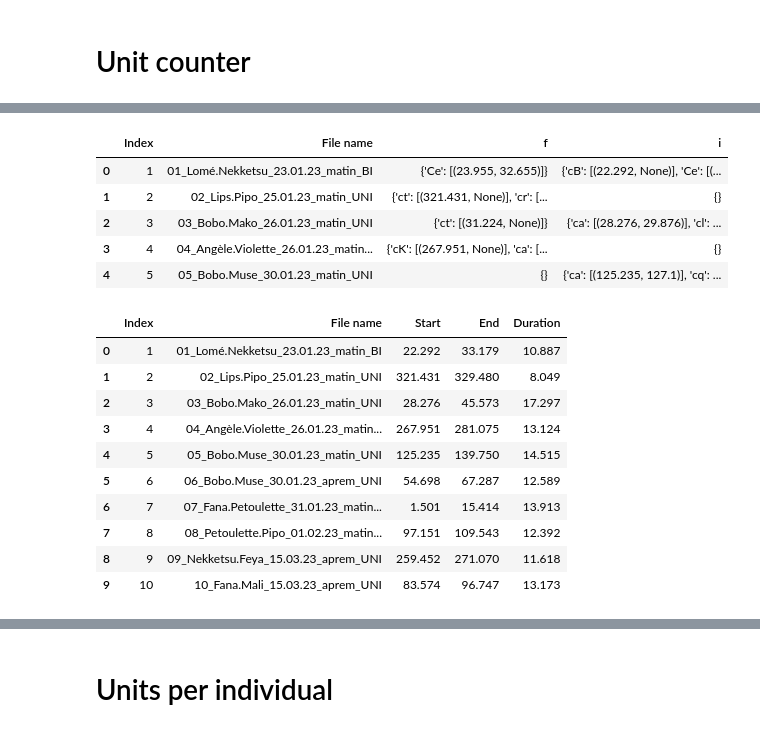
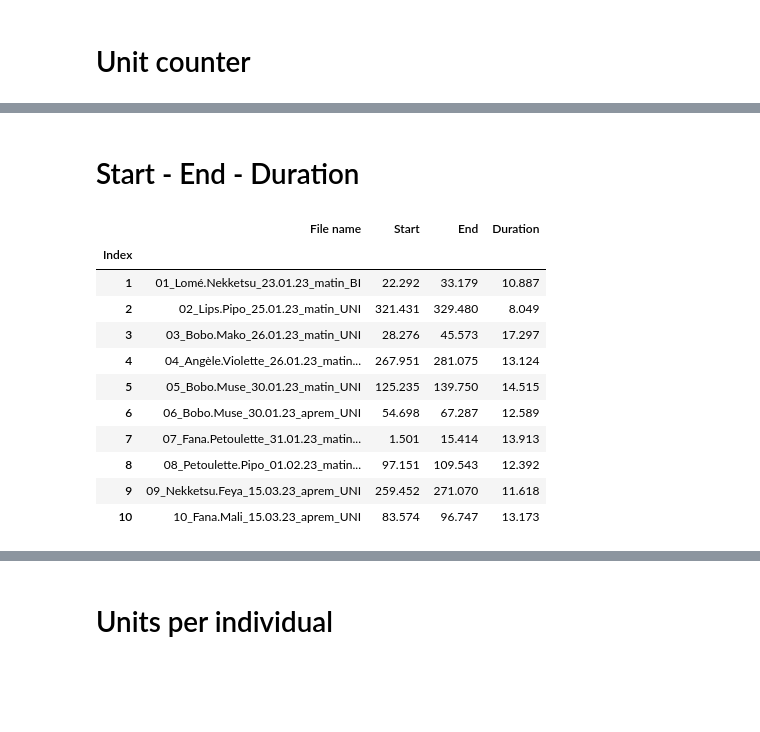
Before and after one commit to arthurdpcm/multi-interaction, a Jupyter notebook: boris2sentence.ipynb, the cells around one changed output, grey strips where cells are left out. Saved outputs shown, nothing was run; the diff lists cells and outputs as text; code cells hidden in the pictures; blank space fills up the shorter version.

```diff
--- a/boris2sentence.ipynb
+++ b/boris2sentence.ipynb
@@ -334,11 +356,8 @@ overlap_csv = pd.read_csv(sequences_overlap_file, names=column_names)
 action_df = pd.DataFrame(actions)
 action_df.shape[0]
 action_df['Index'], action_df['File name'] = overlap_csv['id'], overlap_csv['File name'].apply(lambda x: x.split('/')[2])
-action_df = action_df[['Index', 'File name','f','i']]
+action_df = action_df[['Index', 'File name','f','p']]
 action_df['Index'] = action_df['Index'].astype(int)
 action_df = action_df.sort_values(by='Index')
-
-action_df.to_excel("Outputs/actions.xlsx", index=False)
+action_df.set_index('Index', inplace=True)
+# action_df.to_excel("Outputs/Actions.xlsx", index=False)
-# %%
-action_df = pd.read_excel("Outputs/actions.xlsx")
-action_df.head(5)
@@ -567,10 +489,7 @@ def boris2time(seqfile, output_file) :
 # %%
-directory = "./DATA/Merged Interactions/"
-output_file = "Outputs/durées.csv"
-
-if os.path.exists(output_file):
-  os.remove(output_file)
+index = 1
 for filename in os.listdir(directory):
-    # checking if it is a file
     if not filename.startswith(".") :
-        sentdf = boris2time(os.path.join(directory, filename), output_file)
+        start, end, duration = calculate_duration(os.path.join(directory, filename), output_file)
+        sequence_details_df.loc[index, 'Duration'] = duration
+    index+=1
@@ -671,12 +584,5 @@ merged_df.to_excel(merged_df_output, index=False)
+# %% [markdown]
+# Start - End - Duration
 # %%
-action_df_path = "Outputs/actions.xlsx"
-action_df = pd.read_excel(action_df_path)
+# action_df_path = "Outputs/actions.xlsx"
+# action_df = pd.read_excel(action_df_path)
-# %%
-action_df.head()
-# %% [output]
-|  | Index | File name | f | i |
-| 0 | 1 | 01_Lomé.Nekketsu_23.01.23_matin_BI | {'Ce': [(23.955, 32.655)]} | {'cB': [(22.292, None)], 'Ce': [(... |
-| 1 | 2 | 02_Lips.Pipo_25.01.23_matin_UNI | {'ct': [(321.431, None)], 'cr': [... | {} |
-| 2 | 3 | 03_Bobo.Mako_26.01.23_matin_UNI | {'ct': [(31.224, None)]} | {'ca': [(28.276, 29.876)], 'cl': ... |
-| 3 | 4 | 04_Angèle.Violette_26.01.23_matin... | {'cK': [(267.951, None)], 'ca': [... | {} |
-| 4 | 5 | 05_Bobo.Muse_30.01.23_matin_UNI | {} | {'ca': [(125.235, 127.1)], 'cq': ... |
@@ -683,6 +591,6 @@ action_df.head()
 # %%
 
-f_i_actions = action_df[['f','i']]
+f_p_actions = action_df[['f','p']]
 
 def calculate_start_end(my_dict):
     # Check if the dictionary is not empty before accessing values
@@ -697,51 +605,51 @@ start_actions_array = []
 end_actions_array = []
 
 def nan_aware_min(a, b):
     if np.isnan(a):
         return b
     elif np.isnan(b):
         return a
     else:
         return min(a, b)
 
 def nan_aware_max(a, b):
     if np.isnan(a):
         return b
     elif np.isnan(b):
         return a
     else:
         return max(a, b)
 
-for i, row in f_i_actions.iterrows():
-    f_dict = ast.literal_eval(row['f'])
-    i_dict = ast.literal_eval(row['i'])
+
+for i, row in f_p_actions.iterrows():
+
+    p_dict = row['p']
+    f_dict = row['f']
 
     start_f, end_f = calculate_start_end(f_dict)
-    start_i, end_i = calculate_start_end(i_dict)
+    start_p, end_p = calculate_start_end(p_dict)
 
-    start_total = nan_aware_min(start_f, start_i)
-    end_total = nan_aware_max(end_f, end_i)
+    start_total = nan_aware_min(start_f, start_p)
+    end_total = nan_aware_max(end_f, end_p)
 
     start_actions_array.append(start_total)
     end_actions_array.append(end_total)
 
-
-
-
-final_action_df = action_df.copy()[['Index', 'File name']]
+final_action_df = action_df.copy()[['File name']]
 final_action_df['Start'] = start_actions_array
 final_action_df['End'] = end_actions_array
 final_action_df['Duration'] = final_action_df['End'] - final_action_df['Start']
 final_action_df.head(10)
 # %% [output]
-|  | Index | File name | Start | End | Duration |
-| 0 | 1 | 01_Lomé.Nekketsu_23.01.23_matin_BI | 22.292 | 33.179 | 10.887 |
-| 1 | 2 | 02_Lips.Pipo_25.01.23_matin_UNI | 321.431 | 329.480 | 8.049 |
-| 2 | 3 | 03_Bobo.Mako_26.01.23_matin_UNI | 28.276 | 45.573 | 17.297 |
-| 3 | 4 | 04_Angèle.Violette_26.01.23_matin... | 267.951 | 281.075 | 13.124 |
-| 4 | 5 | 05_Bobo.Muse_30.01.23_matin_UNI | 125.235 | 139.750 | 14.515 |
-| 5 | 6 | 06_Bobo.Muse_30.01.23_aprem_UNI | 54.698 | 67.287 | 12.589 |
-| 6 | 7 | 07_Fana.Petoulette_31.01.23_matin... | 1.501 | 15.414 | 13.913 |
-| 7 | 8 | 08_Petoulette.Pipo_01.02.23_matin... | 97.151 | 109.543 | 12.392 |
-| 8 | 9 | 09_Nekketsu.Feya_15.03.23_aprem_UNI | 259.452 | 271.070 | 11.618 |
-| 9 | 10 | 10_Fana.Mali_15.03.23_aprem_UNI | 83.574 | 96.747 | 13.173 |
+|  | File name | Start | End | Duration |
+| Index |  |  |  |  |
+| 1 | 01_Lomé.Nekketsu_23.01.23_matin_BI | 22.292 | 33.179 | 10.887 |
+| 2 | 02_Lips.Pipo_25.01.23_matin_UNI | 321.431 | 329.480 | 8.049 |
+| 3 | 03_Bobo.Mako_26.01.23_matin_UNI | 28.276 | 45.573 | 17.297 |
+| 4 | 04_Angèle.Violette_26.01.23_matin... | 267.951 | 281.075 | 13.124 |
+| 5 | 05_Bobo.Muse_30.01.23_matin_UNI | 125.235 | 139.750 | 14.515 |
+| 6 | 06_Bobo.Muse_30.01.23_aprem_UNI | 54.698 | 67.287 | 12.589 |
+| 7 | 07_Fana.Petoulette_31.01.23_matin... | 1.501 | 15.414 | 13.913 |
+| 8 | 08_Petoulette.Pipo_01.02.23_matin... | 97.151 | 109.543 | 12.392 |
+| 9 | 09_Nekketsu.Feya_15.03.23_aprem_UNI | 259.452 | 271.070 | 11.618 |
+| 10 | 10_Fana.Mali_15.03.23_aprem_UNI | 83.574 | 96.747 | 13.173 |
```
Also changed, not shown: parts of 128 cells of this notebook.
